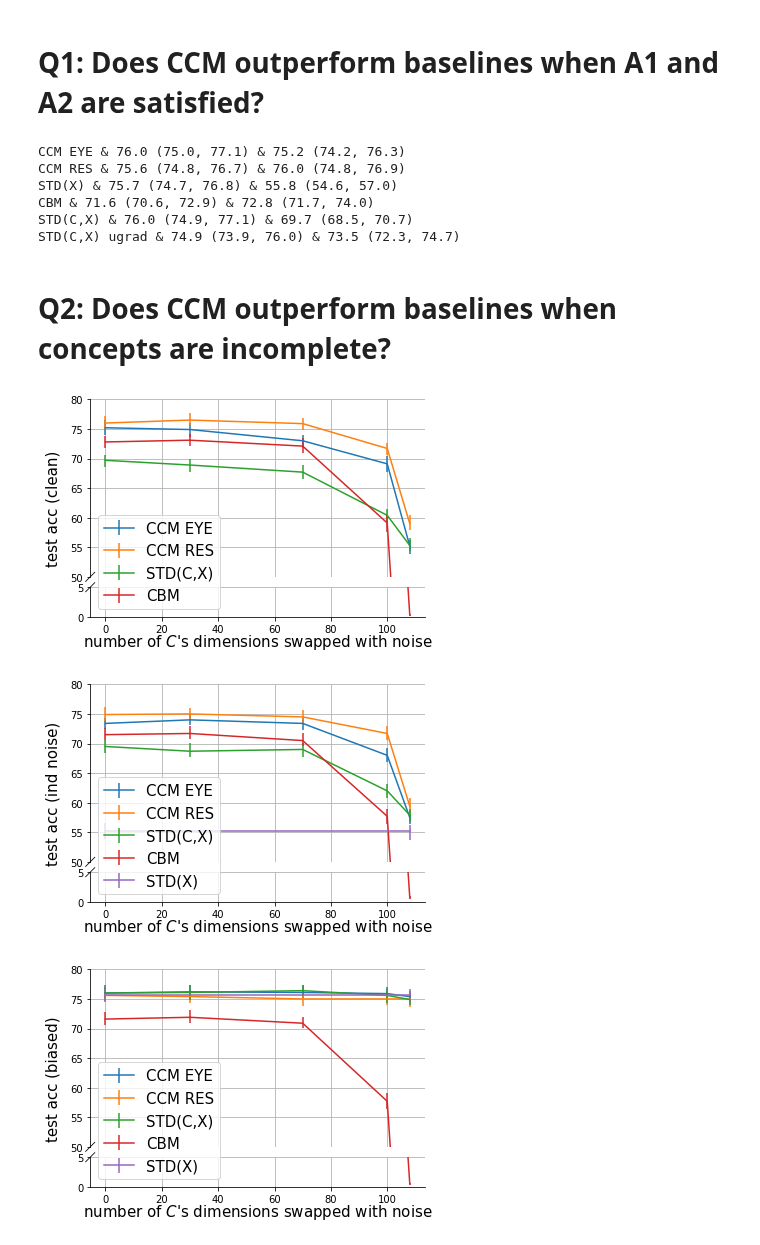
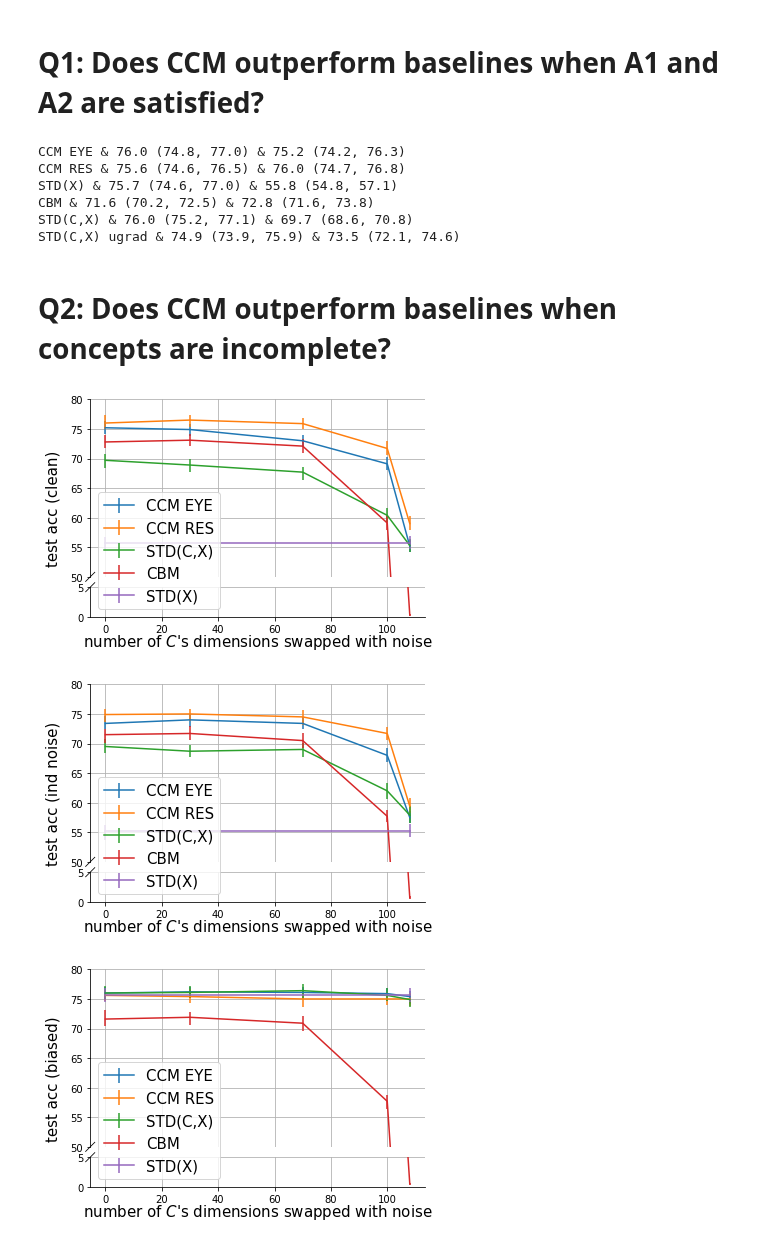
Before and after one commit to nathanwang000/ConceptCredibleModel, a Jupyter notebook: notebooks/Q1_Q2.ipynb, the cells around one changed output. Saved outputs shown, nothing was run; the diff lists cells and outputs as text; code cells hidden in the pictures.

```diff
--- a/notebooks/Q1_Q2.ipynb
+++ b/notebooks/Q1_Q2.ipynb
@@ -76,10 +76,9 @@ perf_dict_stdx = { # don't change in this setup
     108: [55.8, 55.2, 75.7],
 }
 
-def get_error(p, n=100):
+def get_error(p, n=100, n_test=5790): # n_test is number of test data in cub
     '''bootstrap'''
     assert 0 <= p <= 1, "probablity is non-negative"
-    n_test = 5790 # number of test data in cub
     a, b = np.percentile([sum(np.random.choice(2, n_test, p=[1-p, p])) / float(n_test) for _ in range(n)], [2.5, 97.5])
     return a, b
 
@@ -102,12 +101,12 @@ report_latex('CBM', select_list(perf_dict_cbm[0], 2, 0))
 report_latex('STD(C,X)', select_list(perf_dict_std[0], 2, 0))
 report_latex('STD(C,X) ugrad', select_list(perf_dict_std_ugrad[0], 2, 0))
 # %% [output]
-CCM EYE & 76.0 (75.0, 77.1) & 75.2 (74.2, 76.3)
-CCM RES & 75.6 (74.8, 76.7) & 76.0 (74.8, 76.9)
-STD(X) & 75.7 (74.7, 76.8) & 55.8 (54.6, 57.0)
-CBM & 71.6 (70.6, 72.9) & 72.8 (71.7, 74.0)
-STD(C,X) & 76.0 (74.9, 77.1) & 69.7 (68.5, 70.7)
-STD(C,X) ugrad & 74.9 (73.9, 76.0) & 73.5 (72.3, 74.7)
+CCM EYE & 76.0 (74.8, 77.0) & 75.2 (74.2, 76.3)
+CCM RES & 75.6 (74.6, 76.5) & 76.0 (74.7, 76.8)
+STD(X) & 75.7 (74.6, 77.0) & 55.8 (54.8, 57.1)
+CBM & 71.6 (70.2, 72.5) & 72.8 (71.6, 73.8)
+STD(C,X) & 76.0 (75.2, 77.1) & 69.7 (68.6, 70.8)
+STD(C,X) ugrad & 74.9 (73.9, 75.9) & 73.5 (72.1, 74.6)
 # %% [markdown]
 # Q2: Does CCM outperform baselines when concepts are incomplete?
 # %%
@@ -132,6 +131,7 @@ plot_d_noise(perf_dict_alpha, 0, "CCM EYE")
 plot_d_noise(perf_dict_ccmr, 0, "CCM RES")
 plot_d_noise(perf_dict_std, 0, "STD(C,X)")
 plot_d_noise(perf_dict_cbm, 0, "CBM")
+plot_d_noise(perf_dict_stdx, 0, "STD(X)")
 bax.set_ylabel('test acc (clean)', fontsize=15)
 bax.set_xlabel(xlabel, fontsize=15)
 bax.legend(fontsize=15, loc=3)
@@ -142,33 +142,33 @@ plt.show()
 fig = plt.figure()
 bax = brokenaxes(ylims=ylims, hspace=hspace)
 plot_d_noise(perf_dict_alpha, 1, "CCM EYE")
 plot_d_noise(perf_dict_ccmr, 1, "CCM RES")
 plot_d_noise(perf_dict_std, 1, "STD(C,X)")
 plot_d_noise(perf_dict_cbm, 1, "CBM")
 plot_d_noise(perf_dict_stdx, 1, "STD(X)")
 # plot_d_noise(perf_dict_std_ugrad, 1, "STD(c,x) with u_grad")
 bax.set_ylabel('test acc (ind noise)', fontsize=15)
 bax.set_xlabel(xlabel, fontsize=15)
 bax.legend(fontsize=15, loc=3)
 bax.grid()
 plt.savefig('figures/ind_swap_cub.png')
 plt.show()
 
 fig = plt.figure()
 bax = brokenaxes(ylims=ylims, hspace=hspace)
 plot_d_noise(perf_dict_alpha, 2, "CCM EYE")
 plot_d_noise(perf_dict_ccmr, 2, "CCM RES")
 plot_d_noise(perf_dict_std, 2, "STD(C,X)")
 plot_d_noise(perf_dict_cbm, 2, "CBM")
 plot_d_noise(perf_dict_stdx, 2, "STD(X)")
 # plot_d_noise(perf_dict_std_ugrad, 2, "STD(c,x) with u_grad")
 bax.set_ylabel('test acc (biased)', fontsize=15)
 bax.set_xlabel(xlabel, fontsize=15)
 bax.legend(fontsize=15, loc=3)
 bax.grid()
 plt.savefig('figures/bias_swap_cub.png')
 plt.show()
 # %% [output]
-[figure, old version]
+[figure, new version]
 [figure]
 [figure]
```
Also changed, not shown: parts of 2 cells of this notebook, 5 other files.
